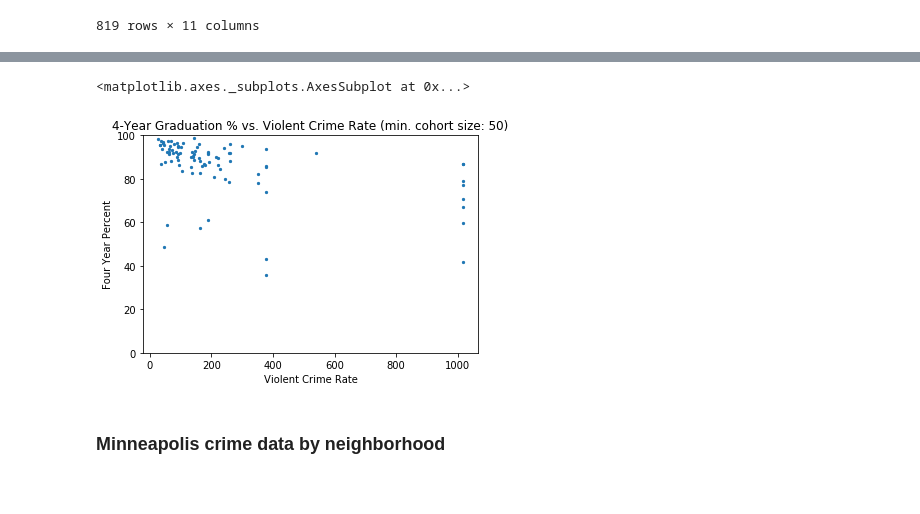
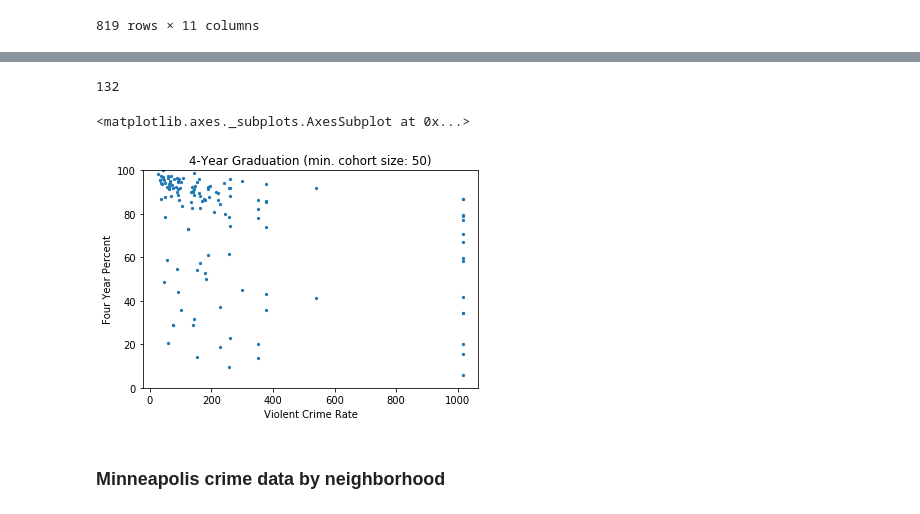
Before and after one commit to alvern/Group_Project_Grad_Rates, a Jupyter notebook: Jack_Notebook.ipynb, the cells around one changed output, grey strips where cells are left out. Saved outputs shown, nothing was run; the diff lists cells and outputs as text; code cells hidden in the pictures.

```diff
--- a/Jack_Notebook.ipynb
+++ b/Jack_Notebook.ipynb
@@ -321,13 +233,33 @@ dtype: int64
+# %%
+# merge crime rates with school data
+school_crime = pd.merge(crime_rates_df, school_data,
+                       how='left', left_on='City', right_on='Physical City')
+
+# drop rows with na and drop duplicates
+school_crime.dropna(how='any', inplace=True)
+
+school_crime.drop_duplicates(inplace=True)
+
+# Set minimum cohort size to be included
+min_cohort = 50
+
+# remove schools within schools and limit by min cohort size
+school_crime = school_crime.copy().loc[(school_crime['School Name'].str.contains(' - SWS') == False) &
+                                        (school_crime['Four Year Total'] >= min_cohort)]
+# Show number of schools included
+school_crime.City.count()
+# %% [output]
+132
 # %%
 school_crime.plot(x= 'Violent Crime Rate',
                  y= 'Four Year Percent',
                  kind='scatter',
-                 title=f'4-Year Graduation % vs. Violent Crime Rate (min. cohort size: {min_cohort})',
+                 title=f'4-Year Graduation (min. cohort size: {min_cohort})',
                  marker='.',
                  ylim=(0,100))
 # %% [output]
 <matplotlib.axes._subplots.AxesSubplot at 0x...>
-[figure, old version]
+[figure, new version]
 # %% [markdown]
 ### Minneapolis crime data by neighborhood
 # %%
```
Also changed, not shown: parts of 13 cells of this notebook, 2 other files.
